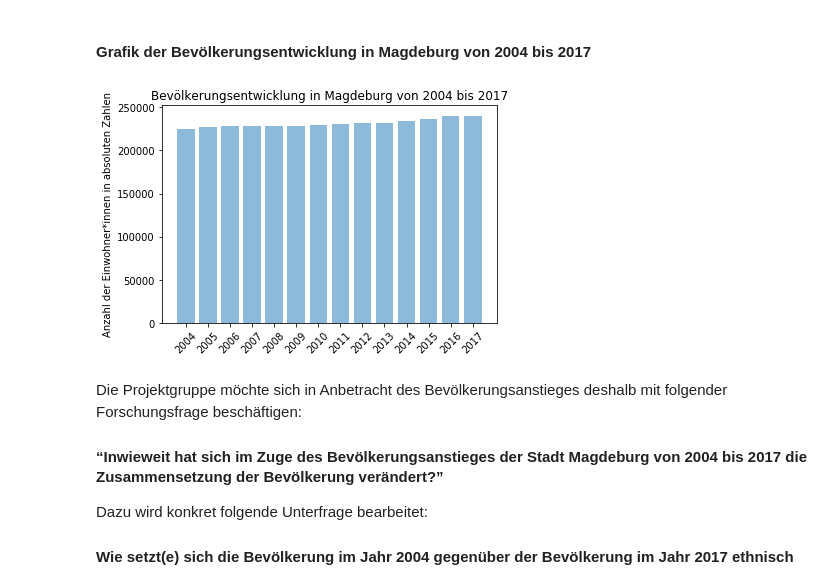
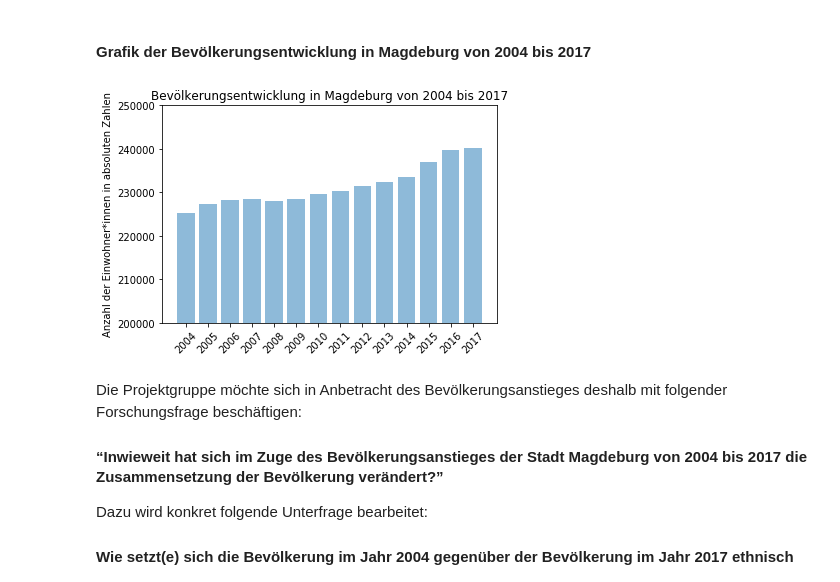
Before and after one commit to tschroeder10961/datascience-urban-segregation, a Jupyter notebook: GruppeA/Gruppe A Jupyter.ipynb, the cells around one changed output. Saved outputs shown, nothing was run; the diff lists cells and outputs as text; code cells hidden in the pictures.

```diff
--- a/GruppeA/Gruppe A Jupyter.ipynb
+++ b/GruppeA/Gruppe A Jupyter.ipynb
@@ -37,34 +37,35 @@ magdeb007 = pd.read_csv("MagdeburgBereinigterDatensatzVers007.csv", sep = ";", d
 import matplotlib.pyplot as plt
 
 #Liste/Dictionary erstellen für die Einwohnerentwicklung von 2004 bis 2017
 einwohner04bis17 = (sum(magdeb007['EW_2004']),
                     sum(magdeb007['EW_2005']),
                     sum(magdeb007['EW_2006']),
                     sum(magdeb007['EW_2007']),
                     sum(magdeb007['EW_2008']),
                     sum(magdeb007['EW_2009']),
                     sum(magdeb007['EW_2010']),
                     sum(magdeb007['EW_2011']),
                     sum(magdeb007['EW_2012']),
                     sum(magdeb007['EW_2013']),
                     sum(magdeb007['EW_2014']),
                     sum(magdeb007['EW_2015']),
                     sum(magdeb007['EW_2016']),
                     sum(magdeb007['EW_2017']))
 
 
 jahre = ('2004', '2005', '2006', '2007', '2008', '2009','2010','2011','2012','2013','2014','2015','2016','2017')
 y_pos = np.arange(len(jahre))
 
 
 plt.bar(y_pos, einwohner04bis17, align='center', alpha=0.5)
 plt.xticks(y_pos, jahre, rotation=45)
 plt.ylabel('Anzahl der Einwohner*innen in absoluten Zahlen')
 plt.title('Bevölkerungsentwicklung in Magdeburg von 2004 bis 2017')
+plt.ylim((200000,250000))
 
 plt.show()
 # %% [output]
-[figure, old version]
+[figure, new version]
 # %% [markdown]
 Die Projektgruppe möchte sich in Anbetracht des Bevölkerungsanstieges deshalb mit folgender Forschungsfrage beschäftigen:
 
```
